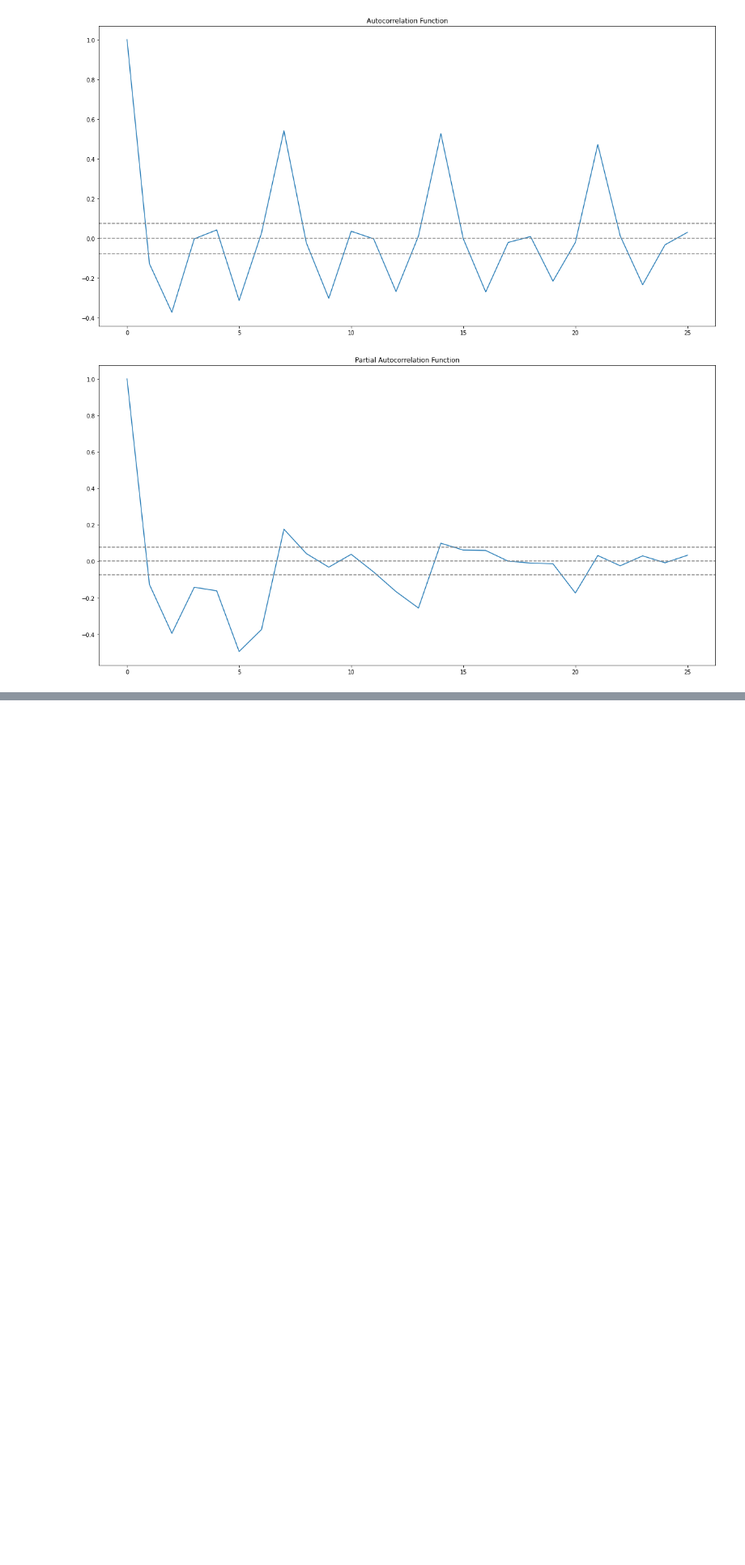
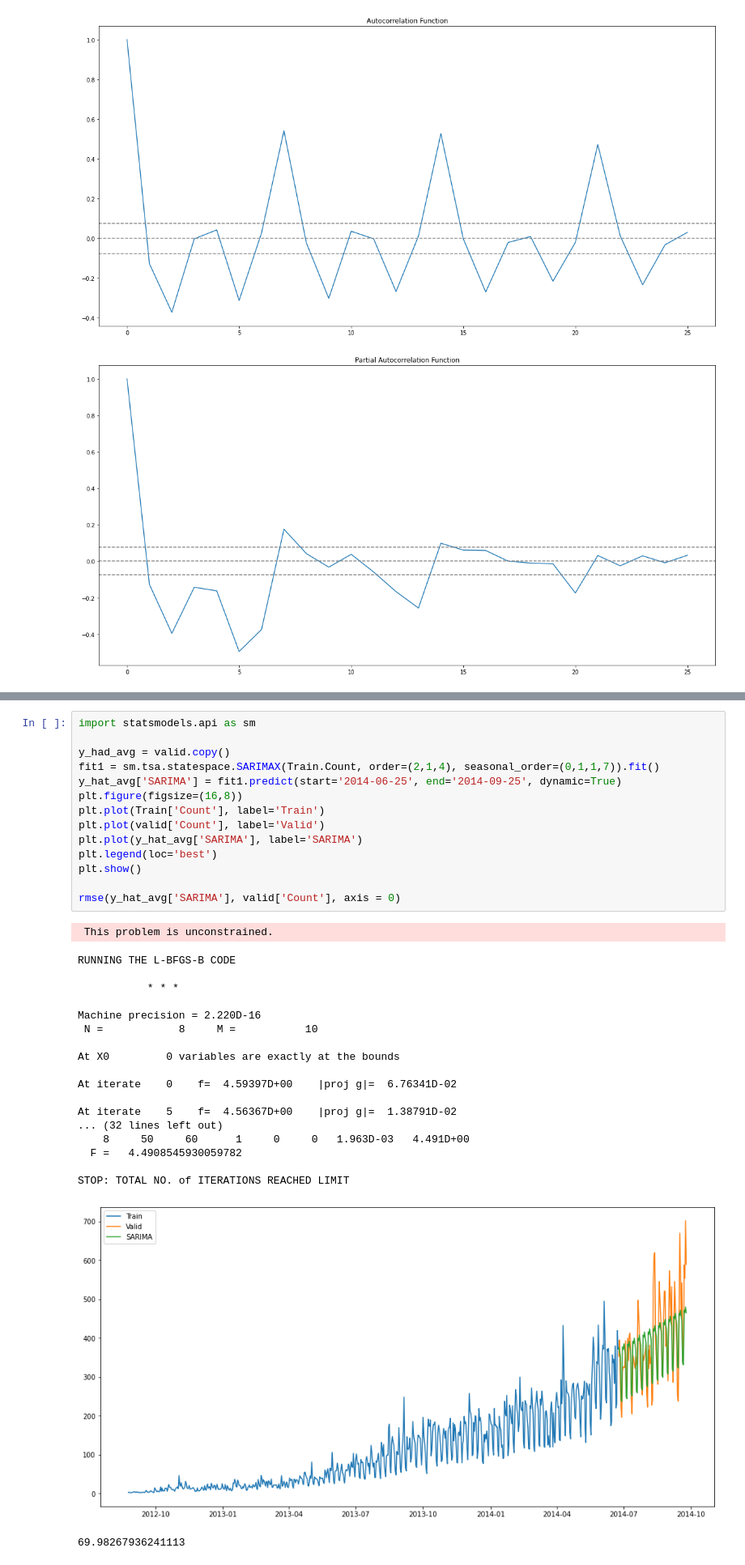
Before and after one commit to eunmi228/Time_Series, a Jupyter notebook: TimeSeriesForecasting/forecasting_jetrail.ipynb, the cells around one changed output, grey strips where cells are left out. Shown at 81% size. Saved outputs shown, nothing was run; the diff lists cells and outputs as text; blank space fills up the shorter version.

```diff
--- a/TimeSeriesForecasting/forecasting_jetrail.ipynb
+++ b/TimeSeriesForecasting/forecasting_jetrail.ipynb
@@ -411,0 +448,35 @@ plt.show()
+# %%
+import statsmodels.api as sm
+
+y_had_avg = valid.copy()
+fit1 = sm.tsa.statespace.SARIMAX(Train.Count, order=(2,1,4), seasonal_order=(0,1,1,7)).fit()
+y_hat_avg['SARIMA'] = fit1.predict(start='2014-06-25', end='2014-09-25', dynamic=True)
+plt.figure(figsize=(16,8))
+plt.plot(Train['Count'], label='Train')
+plt.plot(valid['Count'], label='Valid')
+plt.plot(y_hat_avg['SARIMA'], label='SARIMA')
+plt.legend(loc='best')
+plt.show()
+
+rmse(y_hat_avg['SARIMA'], valid['Count'], axis = 0)
+# %% [output]
+ This problem is unconstrained.
+RUNNING THE L-BFGS-B CODE
+
+           * * *
+
+Machine precision = 2.220D-16
+ N =            8     M =           10
+
+At X0         0 variables are exactly at the bounds
+
+At iterate    0    f=  4.59397D+00    |proj g|=  6.76341D-02
+
+At iterate    5    f=  4.56367D+00    |proj g|=  1.38791D-02
+... (32 lines left out)
+    8     50     60      1     0     0   1.963D-03   4.491D+00
+  F =   4.4908545930059782
+
+STOP: TOTAL NO. of ITERATIONS REACHED LIMIT
+[figure, added]
+69.98267936241113
```
Also changed, not shown: parts of 4 cells of this notebook.
